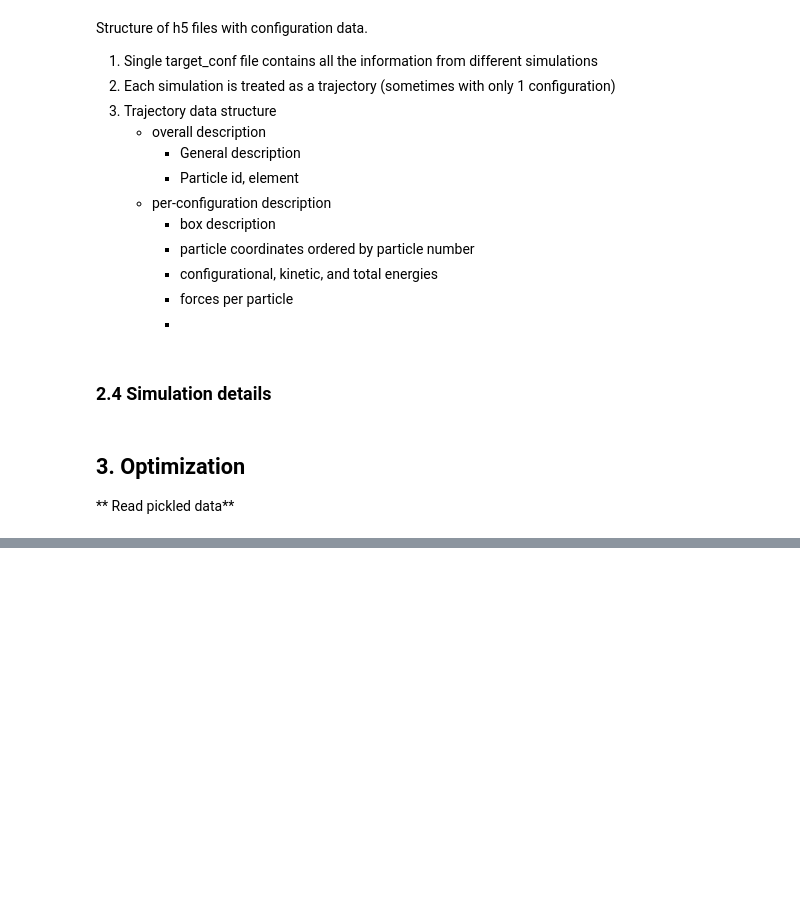
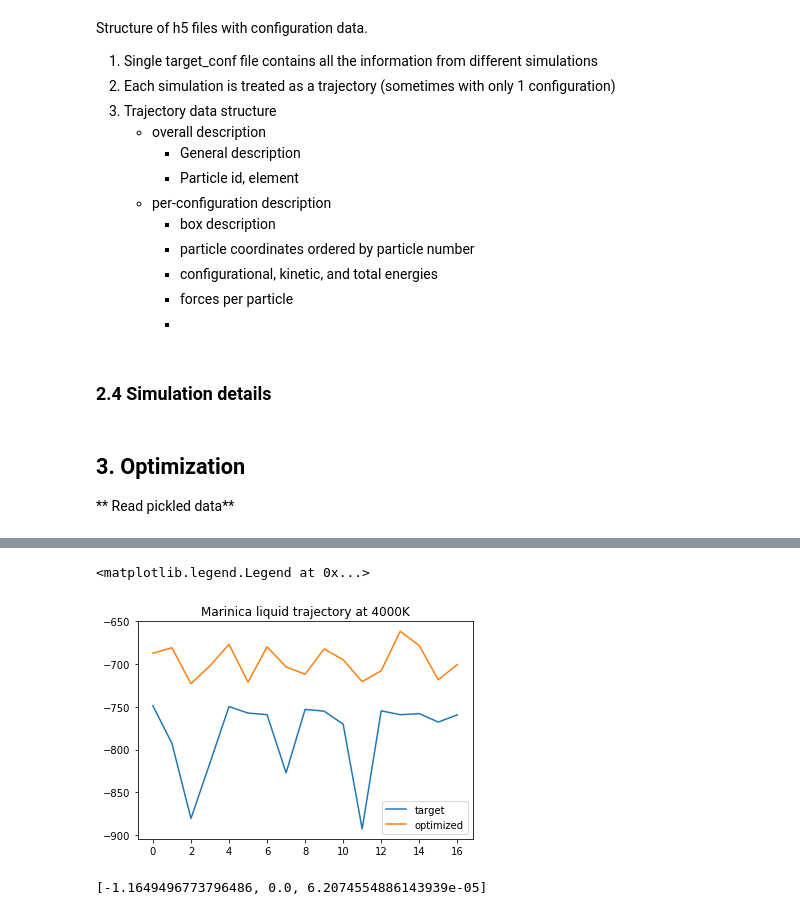
Before and after one commit to vlcekl/eam-models, a Jupyter notebook: notebooks/IFF_optimize.ipynb, the cells around one changed output, grey strips where cells are left out. Cells and saved outputs as stored; diff of their text form; code cells hidden in the pictures; blank space fills up the shorter version.

```diff
--- a/notebooks/IFF_optimize.ipynb
+++ b/notebooks/IFF_optimize.ipynb
@@ -571,0 +548,10 @@ print(*params_opt)
+# %%
+opi = [-687.43679309758932, -681.02065659051198, -723.06869068839956, -702.07512393100683, -677.14901901072199, -721.2954164009717, -679.9446033722586, -703.36129057270716, -711.99875954826791, -682.43179098463463, -695.00250693975659, -720.59455339651186, -707.89173038466686, -661.71919579536791, -678.46032593121754, -718.49788355494047, -700.64889272141852]
+tar = [-748.92596900000001, -792.87149650000003, -880.63634160000004, -815.61296990000005, -749.77039820000005, -757.39729380000006, -759.24655580000001, -827.23146020000001, -753.07149030000005, -755.16599650000001, -770.33142569999995, -892.83260970000003, -754.76169289999996, -759.30482040000004, -758.04525130000002, -767.8930345, -759.45380439999997]
+plt.title('Marinica liquid trajectory at 4000K')
+plt.plot(tar, label='target')
+plt.plot([o for o in opi], label='optimized')
+plt.legend()
+# %% [output]
+<matplotlib.legend.Legend at 0x...>
+[figure, added]
@@ -571,0 +628,9 @@ print(*params_opt)
+# %%
+pair_y = params_uopt[2:]
+many_y = [params_uopt[0], 0.0, params_uopt[1]]
+
+pair_z = params_fopt[2:]
+many_z = [params_fopt[0], 0.0, params_fopt[1]]
+many_y
+# %% [output]
+[-1.1649496773796486, 0.0, 6.2074554886143939e-05]
```
Also changed, not shown: parts of 27 cells of this notebook, 4 other files.
